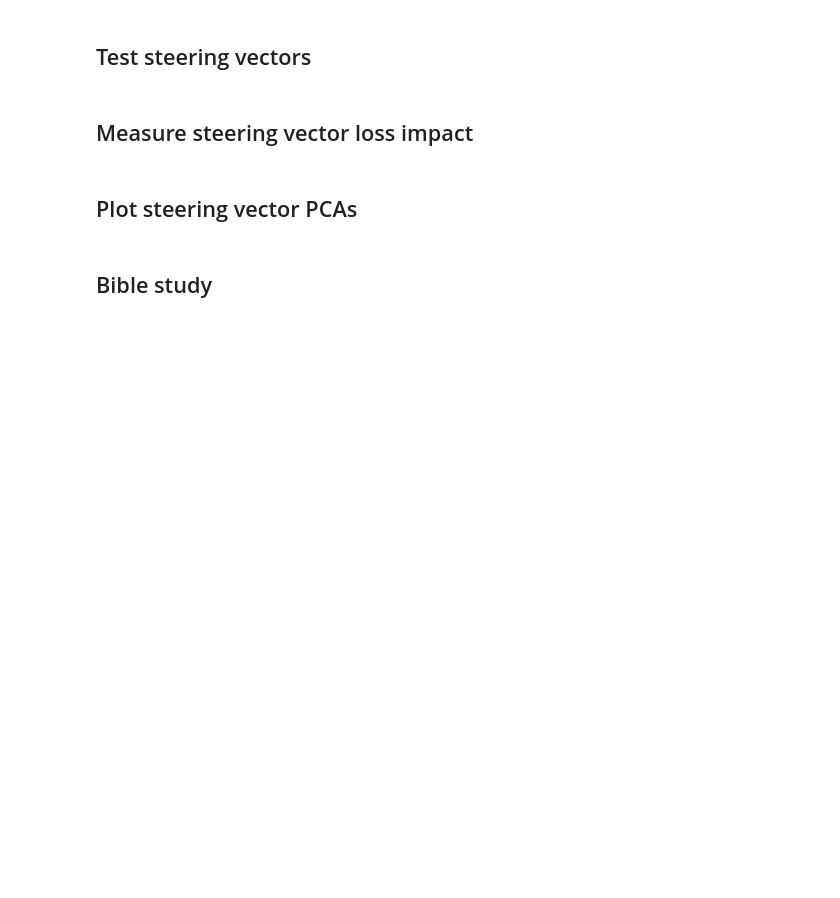
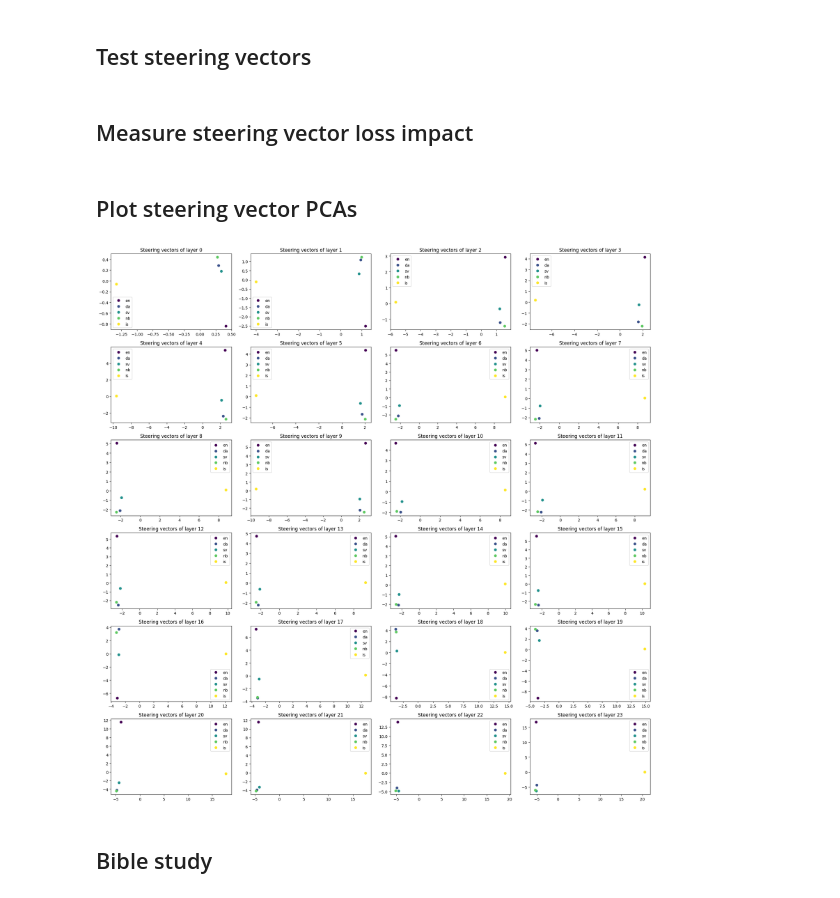
Before and after one commit to MartinKirkegaardDK/KDS_MI, a Jupyter notebook: main.ipynb, the cells around one changed output. Cells and saved outputs as stored; diff of their text form; code cells hidden in the pictures; blank space fills up the shorter version.

Commit message:
plotting all the steering vectors

```diff
--- a/main.ipynb
+++ b/main.ipynb
@@ -126,14 +129,16 @@ steering_loss.run(
 ## Plot steering vector PCAs
 # %%
 steering_vector_folder = Path('steering_vectors/')
-layer = 16
 
 visualising_steering_vectors.run(
     steering_vector_paths_by_language={
-        'en': steering_vector_folder / f'EN/combined_steering_vector_layer_{layer}_tensor.pt',
-        'da': steering_vector_folder / f'DA/combined_steering_vector_layer_{layer}_tensor.pt',
-        'sv': steering_vector_folder / f'SV/combined_steering_vector_layer_{layer}_tensor.pt',
-        'is': steering_vector_folder / f'IS/combined_steering_vector_layer_{layer}_tensor.pt',
-        'nb': steering_vector_folder / f'NB/combined_steering_vector_layer_{layer}_tensor.pt'
-    }
+        'en': lambda layer: steering_vector_folder / f'EN/combined_steering_vector_layer_{layer}_tensor.pt',
+        'da': lambda layer: steering_vector_folder / f'DA/combined_steering_vector_layer_{layer}_tensor.pt',
+        'sv': lambda layer: steering_vector_folder / f'SV/combined_steering_vector_layer_{layer}_tensor.pt',
+        'nb': lambda layer: steering_vector_folder / f'NB/combined_steering_vector_layer_{layer}_tensor.pt',
+        'is': lambda layer: steering_vector_folder / f'IS/combined_steering_vector_layer_{layer}_tensor.pt'
+    },
+    hidden_layers=24
 )
+# %% [output]
+[figure, added]
```
Also changed, not shown: parts of 2 cells of this notebook, 1 other file.
